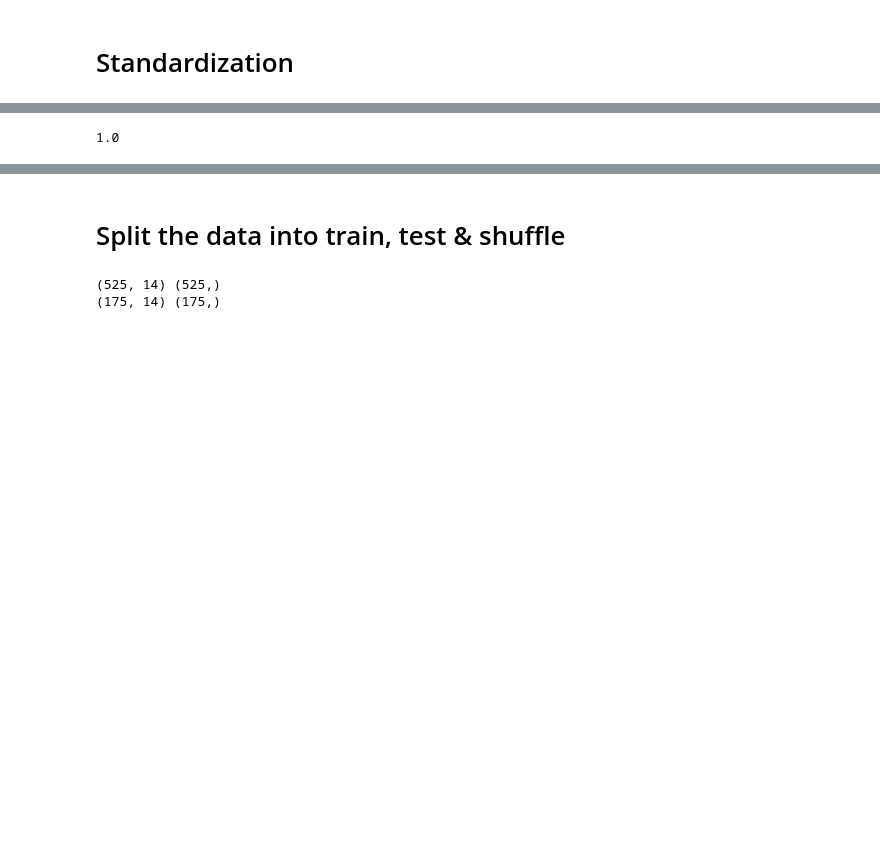
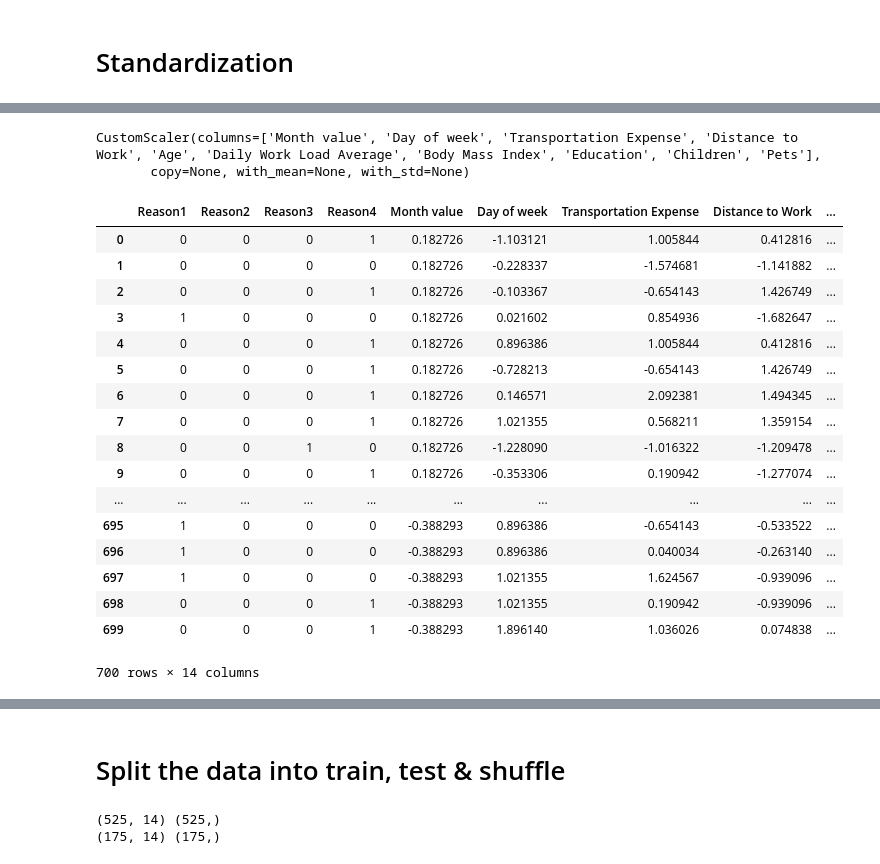
Before and after one commit to PINNYTU/Python-Projects, a Jupyter notebook: ML_coding.ipynb, the cells around one changed output, grey strips where cells are left out. Saved outputs shown, nothing was run; the diff lists cells and outputs as text; code cells hidden in the pictures; blank space fills up the shorter version.

```diff
--- a/ML_coding.ipynb
+++ b/ML_coding.ipynb
@@ -146,3 +68,23 @@ from sklearn.preprocessing import StandardScaler
 absenteeism_scaler=StandardScaler()
 #StandardScaler() will normalize the features (each column of X) so that each column/feature/variable will have
 #mean = 0 and standard deviation = 1
+# %%
+from sklearn.base import BaseEstimator, TransformerMixin
+from sklearn.preprocessing import StandardScaler
+class CustomScaler (BaseEstimator, TransformerMixin):
+
+    def __init__(self,columns,copy=True,with_mean=True,with_std=True):
+        self.scaler = StandardScaler(copy,with_mean,with_std)
+        self.columns=columns
+        self.mean=None
+        self.var=None
+    def fit(self, X,y=None):
+        self.scaler.fit(X[self.columns],y)
+        self.mean=np.mean(X[self.columns])
+        self.var=np.var(X[self.columns])
+        return self
+    def transform(self, X,y=None,copy=None):
+        init_col_order=X.columns
+        X_scale=pd.DataFrame(self.scaler.transform(X[self.columns]), columns=self.columns)
+        X_not_scale=X.loc[:,~X.columns.isin(self.columns)]
+        return pd.concat([X_not_scale,X_scale],axis=1)[init_col_order]
@@ -148,0 +93,4 @@ absenteeism_scaler=StandardScaler()
+# %%
+columns_to_scale=['Month value', 'Day of week', 'Transportation Expense', 'Distance to Work', 'Age',
+       'Daily Work Load Average', 'Body Mass Index', 'Education',
+       'Children', 'Pets'] #don't use dummies
@@ -149,11 +118,38 @@ absenteeism_scaler=StandardScaler()
+# %%
+absenteeism_scaler=CustomScaler(columns_to_scale)
+# %%
+absenteeism_scaler.fit(unscale_input)
+# %% [output]
+CustomScaler(columns=['Month value', 'Day of week', 'Transportation Expense', 'Distance to Work', 'Age', 'Daily Work Load Average', 'Body Mass Index', 'Education', 'Children', 'Pets'],
+       copy=None, with_mean=None, with_std=None)
+# %%
+scale_input=absenteeism_scaler.transform(unscale_input)
+scale_input
+# %% [output]
+|  | Reason1 | Reason2 | Reason3 | Reason4 | Month value | Day of week | Transportation Expense | Distance to Work | ... |
+| 0 | 0 | 0 | 0 | 1 | 0.182726 | -1.103121 | 1.005844 | 0.412816 | ... |
+| 1 | 0 | 0 | 0 | 0 | 0.182726 | -0.228337 | -1.574681 | -1.141882 | ... |
+| 2 | 0 | 0 | 0 | 1 | 0.182726 | -0.103367 | -0.654143 | 1.426749 | ... |
+| 3 | 1 | 0 | 0 | 0 | 0.182726 | 0.021602 | 0.854936 | -1.682647 | ... |
+| 4 | 0 | 0 | 0 | 1 | 0.182726 | 0.896386 | 1.005844 | 0.412816 | ... |
+| 5 | 0 | 0 | 0 | 1 | 0.182726 | -0.728213 | -0.654143 | 1.426749 | ... |
+| 6 | 0 | 0 | 0 | 1 | 0.182726 | 0.146571 | 2.092381 | 1.494345 | ... |
+| 7 | 0 | 0 | 0 | 1 | 0.182726 | 1.021355 | 0.568211 | 1.359154 | ... |
+| 8 | 0 | 0 | 1 | 0 | 0.182726 | -1.228090 | -1.016322 | -1.209478 | ... |
+| 9 | 0 | 0 | 0 | 1 | 0.182726 | -0.353306 | 0.190942 | -1.277074 | ... |
+| ... | ... | ... | ... | ... | ... | ... | ... | ... | ... |
+| 695 | 1 | 0 | 0 | 0 | -0.388293 | 0.896386 | -0.654143 | -0.533522 | ... |
+| 696 | 1 | 0 | 0 | 0 | -0.388293 | 0.896386 | 0.040034 | -0.263140 | ... |
+| 697 | 1 | 0 | 0 | 0 | -0.388293 | 1.021355 | 1.624567 | -0.939096 | ... |
+| 698 | 0 | 0 | 0 | 1 | -0.388293 | 1.021355 | 0.190942 | -0.939096 | ... |
+| 699 | 0 | 0 | 0 | 1 | -0.388293 | 1.896140 | 1.036026 | 0.074838 | ... |
+700 rows × 14 columns
 # %%
 #fit(X[, y])	Compute the mean and std to be used for later scaling
 #transform(X[, y, copy])	Perform standardization by centering and scaling
 
-scale_input=absenteeism_scaler.fit_transform(unscale_input)
-scale_input
+#scale_input=absenteeism_scaler.fit_transform(unscale_input)
+#scale_input
-# %% [output]
-1.0
 # %%
 scale_input.mean(axis=0) #mean close to 0
 # %% [output]
```
Also changed, not shown: parts of 46 cells of this notebook, 1 other file.
